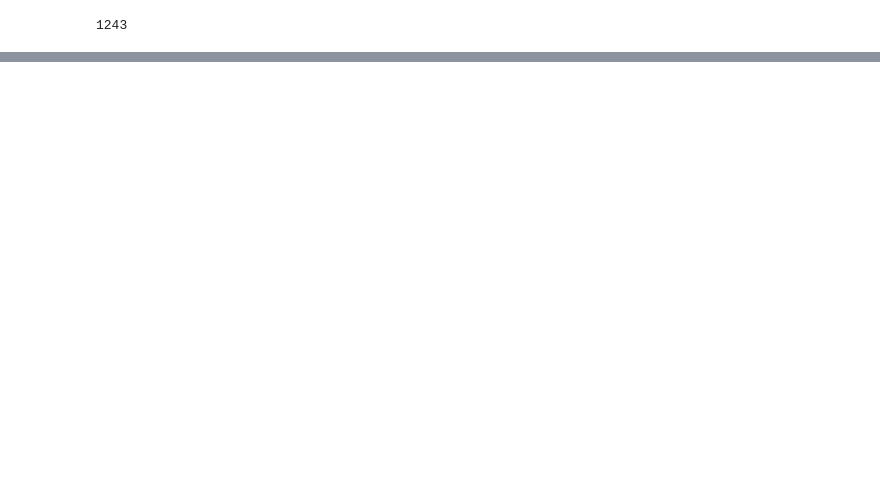
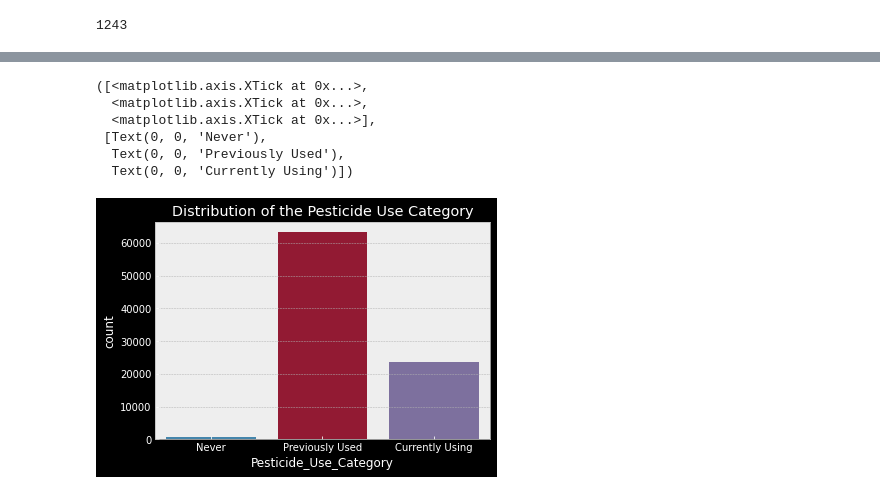
Before and after one commit to Kubania/Crop-Yield-Outcome-Production, a Jupyter notebook: Group_3_Crop_Yield_Predictor.ipynb, the cells around one changed output, grey strips where cells are left out. Cells and saved outputs as stored; diff of their text form; code cells hidden in the pictures; blank space fills up the shorter version.

```diff
--- a/Group_3_Crop_Yield_Predictor.ipynb
+++ b/Group_3_Crop_Yield_Predictor.ipynb
@@ -256,0 +343,13 @@ Crop_Damage has 2313 outliers in total, which is 2.6% of data
+# %%
+# Distribution of the Pesticide Use Category
+sns.countplot(crop_cleaned['Pesticide_Use_Category'])
+plt.title('Distribution of the Pesticide Use Category')
+plt.xticks(ticks=[0,1,2], labels=['Never','Previously Used','Currently Using'])
+# %% [output]
+([<matplotlib.axis.XTick at 0x...>,
+  <matplotlib.axis.XTick at 0x...>,
+  <matplotlib.axis.XTick at 0x...>],
+ [Text(0, 0, 'Never'),
+  Text(0, 0, 'Previously Used'),
+  Text(0, 0, 'Currently Using')])
+[figure, added]
```
Also changed, not shown: parts of 119 cells of this notebook.
